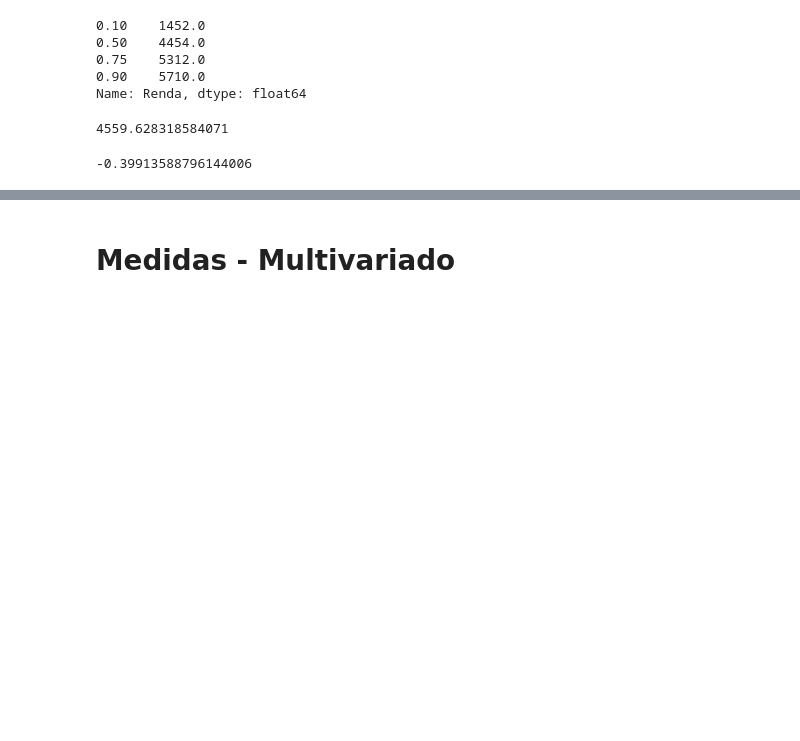
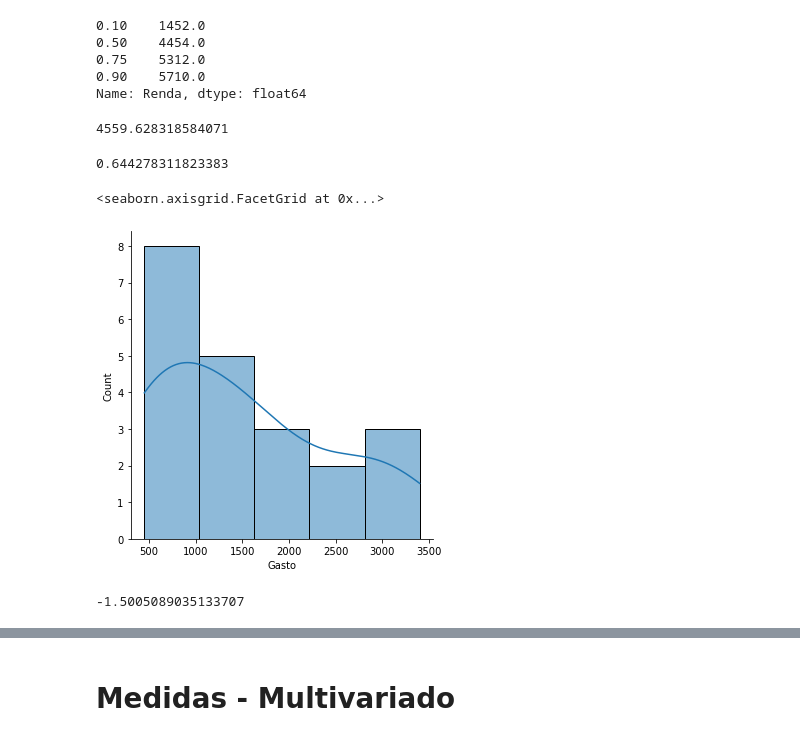
Before and after one commit to GCabral95/Codigos_Analise_Dados, a Jupyter notebook: Analise Exploratória.ipynb, the cells around one changed output, grey strips where cells are left out. Cells and saved outputs as stored; diff of their text form; code cells hidden in the pictures; blank space fills up the shorter version.

```diff
--- a/Analise Exploratória.ipynb
+++ b/Analise Exploratória.ipynb
@@ -4,5 +6,5 @@ import numpy as np
 # %%
-df = pd.read_excel('quiqua.xlsx', sep = ";")
+df = pd.read_csv('quiqua.csv', sep=";")
 # %%
 df.head()
 # %% [output]
@@ -83,12 +85,16 @@ Name: Renda, dtype: float64
 np.average(df['Renda'], weights=df['Anos_Estudo']) #média de renda ponderada por anos de estudo
 # %% [output]
 4559.628318584071
-# %%
-# Esse método retorna o valor de simetria de uma variável.
-# Um valor zero indica uma distribuição simétrica
-# Um valor maior que zero ou menor indica uma distribuição assimétrica.
-# Valores acima de zero podemos dizer que existe uma assimetria positiva
-# Valores abaixo de zero uma assimetria negativa.
-df['Renda'].skew()
-# %% [output]
--0.39913588796144006
+# %%
+print(df['Gasto'].skew()) #medida de assimetria
+# %% [output]
+0.644278311823383
+# %%
+sns.displot(df["Gasto"], bins=5, kde=True)
+# %% [output]
+<seaborn.axisgrid.FacetGrid at 0x...>
+[figure, added]
+# %%
+df['Renda'].kurtosis() #medida de curtose
+# %% [output]
+-1.5005089035133707
```
Also changed, not shown: parts of 4 cells of this notebook.
